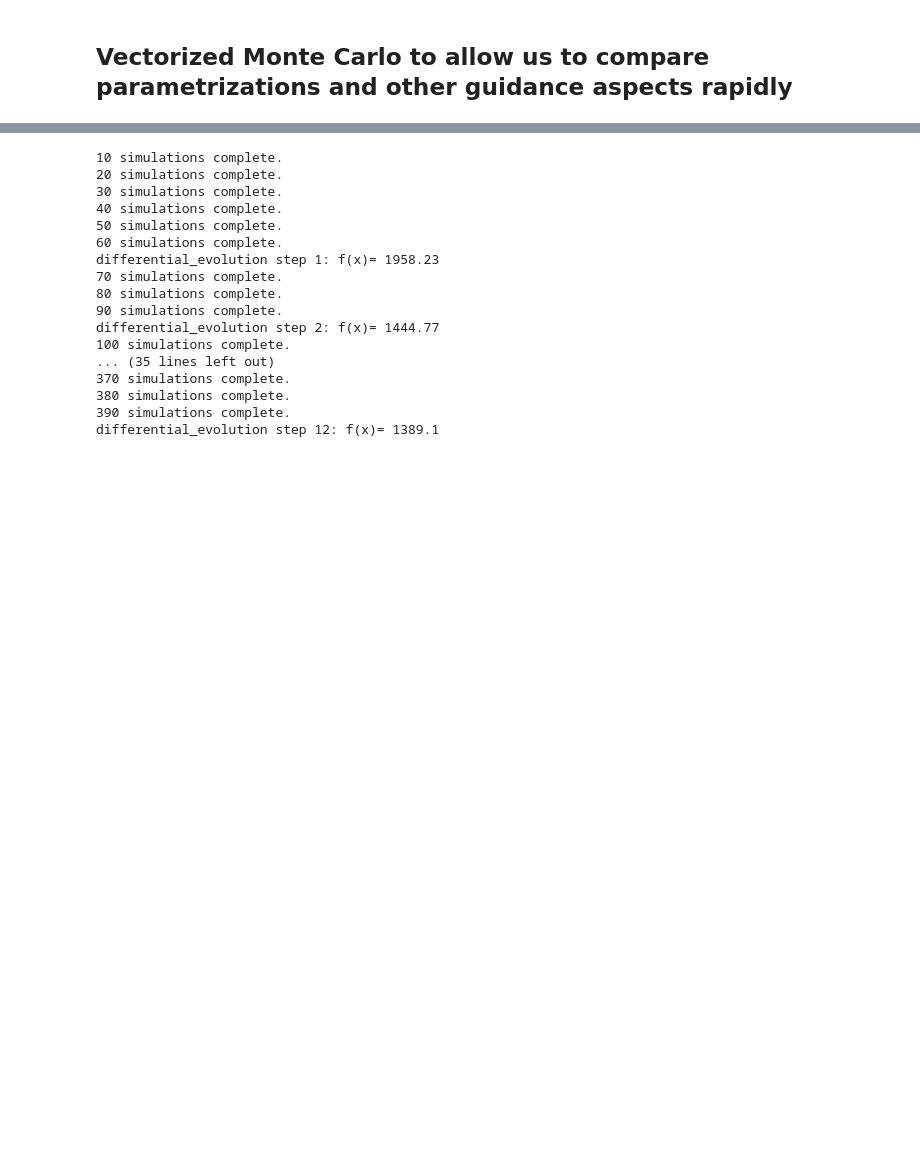
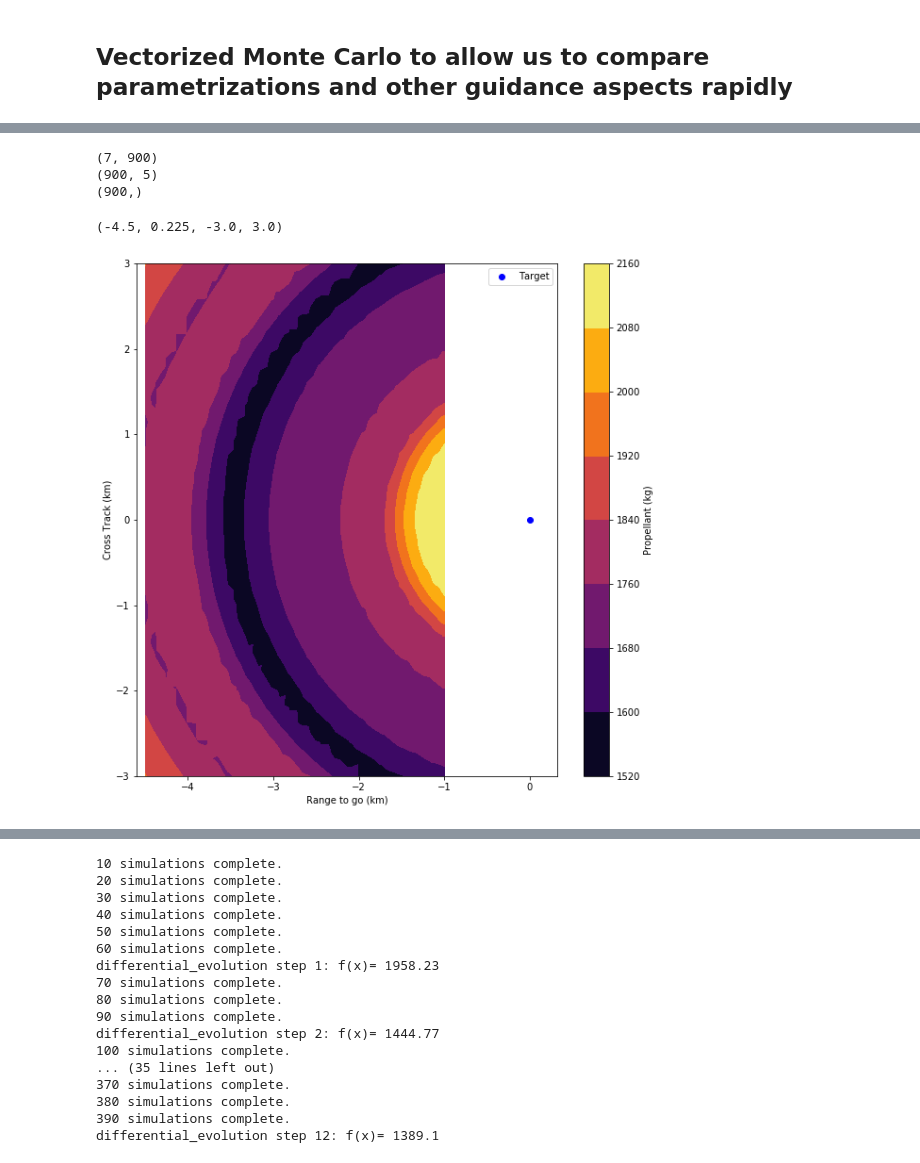
Before and after one commit to CDNoyes/EDL-Py, a Jupyter notebook: FuelOptimal.ipynb, the cells around one changed output, grey strips where cells are left out. Drawn from its saved outputs; the diff is of its cells as text; code cells hidden in the pictures; blank space fills up the shorter version.

```diff
--- a/FuelOptimal.ipynb
+++ b/FuelOptimal.ipynb
@@ -824,16 +841,15 @@ def srp_from_entry(entry_state, rtg, cr, target_alt=0):
         r,th,ph,v,fpa,psi,m = entry_state
     else:
         r,th,ph,v,fpa,psi,m = entry_state.T
-    heading = -np.arctan2(cr, rtg) # the heading that would eliminate crossrange
 
-    s = np.sign(cr)
+#     s = np.sign(cr)
     cr = np.abs(cr)
 
     x_srp = np.array([rtg,
     cr,
     r-3397e3-target_alt,
-    -v*np.cos(fpa)*np.cos(psi-heading), # this is negative since rtg is positive
-    v*np.cos(fpa)*np.sin(psi-heading)*s, # these may be positive or negative but crossrange is always taken to be positive
+    -v*np.cos(fpa),  # this is negative since rtg is positive
+#     0*v, # these may be positive or negative but crossrange is always taken to be positive
     v*np.sin(fpa)])
     return x_srp.T
 
@@ -1099,3 +1168,47 @@ class SRPData:
+# %%
+m0 = 8500
+r = 3397e3 + 2e3
+v = 500
+fpa = np.radians(-15)
+# need to vary lat/lon and azimuth
+d = 3/3397
+N = 30
+# azi = np.radians([-10,10])
+azi = (0,0)
+entry_state = boxgrid([(r,r), (-d*1.5, -1/3397), (-d,d), (v,v), (fpa,fpa), azi, (m0, m0)], [1,N,N,1,1,1,1], interior=True).T
+
+psi = np.arctan2(-entry_state[2]*3397, -entry_state[1]*3397)
+entry_state[5] = psi
+
+print(entry_state.shape)
+target = Target(0,0,0)
+rtg, cr = range_from_entry(entry_state, target.coordinates())
+# plt.tricontourf(rtg, cr, np.degrees(entry_state[5]), 30, cmap='RdBu')
+# plt.colorbar()
+
+x_srp = srp_from_entry(entry_state, rtg, cr, target_alt=target.altitude)
+# for x in x_srp.T:
+#     plt.figure()
+#     plt.hist(x)
+
+m_srp = srpdata(x_srp)
+print(x_srp.shape)
+print(m_srp.shape)
+
+plt.figure(figsize=(10,10))
+plt.tricontourf(entry_state[1]*3397, -entry_state[2]*3397, m_srp, cmap='inferno')
+plt.plot(0, 0, 'bo', label="Target")
+plt.colorbar(label="Propellant (kg)")
+plt.xlabel("Range to go (km)")
+plt.ylabel("Cross Track (km)")
+plt.legend()
+plt.axis('equal')
+# %% [output]
+(7, 900)
+(900, 5)
+(900,)
+(-4.5, 0.225, -3.0, 3.0)
+[figure, added]
 # %%
 def constant_controller(banks):
     """ Vectorized constant bank angle control
```
Also changed, not shown: parts of 8 cells of this notebook.
